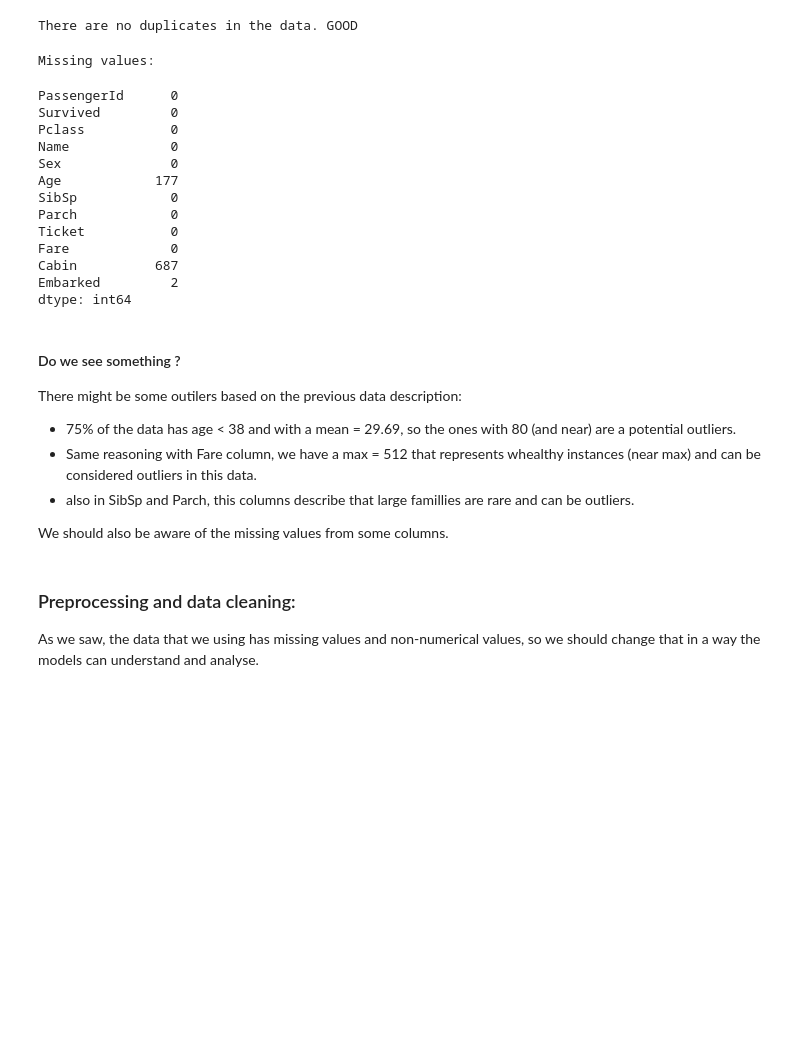
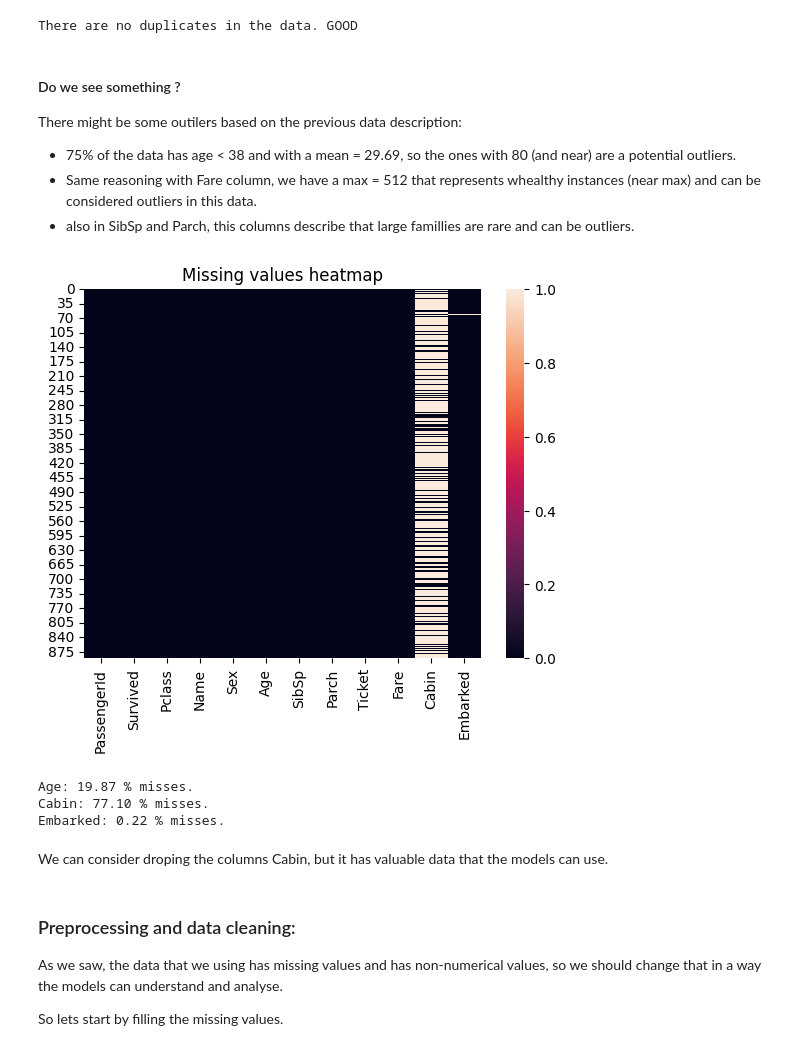
Before and after one commit to MedChahb/titanic_survivability, a Jupyter notebook: titanic.ipynb, the cells around one changed output. Cells and saved outputs as stored; diff of their text form; code cells hidden in the pictures; blank space fills up the shorter version.

```diff
--- a/titanic.ipynb
+++ b/titanic.ipynb
@@ -68,24 +70,6 @@ print("There are no duplicates in the data. GOOD" if df.duplicated().sum()==0 el
 | 75% | 668.500000 | 1.000000 | 3.000000 | 38.000000 | 1.000000 | 0.000000 | 31.000000 |
 | max | 891.000000 | 1.000000 | 3.000000 | 80.000000 | 8.000000 | 6.000000 | 512.329200 |
 There are no duplicates in the data. GOOD
-# %%
-print("Missing values:")
-display(df.isna().sum())
-# %% [output]
-Missing values:
-PassengerId      0
-Survived         0
-Pclass           0
-Name             0
-Sex              0
-Age            177
-SibSp            0
-Parch            0
-Ticket           0
-Fare             0
-Cabin          687
-Embarked         2
-dtype: int64
 # %% [markdown]
 #### Do we see something ?
 
@@ -93,9 +77,24 @@ There might be some outilers based on the previous data description:
 - 75% of the data has age < 38 and with a mean = 29.69, so the ones with 80 (and near) are a potential outliers.
 - Same reasoning with Fare column, we have a max = 512 that represents whealthy instances (near max) and can be considered outliers in this data.
 - also in SibSp and Parch, this columns describe that large famillies are rare and can be outliers.
-
-We should also be aware of the missing values from some columns.
+# %%
+sns.heatmap(df.isna())
+plt.title("Missing values heatmap")
+plt.show()
+# %% [output]
+[figure, added]
+# %%
+#percentage of missing values in Age and Cabin column
+print(f"Age: {df.Age.isna().mean()*100:.2f} % misses. \nCabin: {df.Cabin.isna().mean()*100:.2f} % misses. \nEmbarked: {df.Embarked.isna().mean()*100:.2f} % misses.")
+# %% [output]
+Age: 19.87 % misses.
+Cabin: 77.10 % misses.
+Embarked: 0.22 % misses.
+# %% [markdown]
+We can consider droping the columns Cabin, but it has valuable data that the models can use.
 # %% [markdown]
 ### Preprocessing and data cleaning:
 
-As we saw, the data that we using has missing values and non-numerical values, so we should change that in a way the models can understand and analyse.
+As we saw, the data that we using has missing values and has non-numerical values, so we should change that in a way the models can understand and analyse.
+
+So lets start by filling the missing values.
```
Also changed, not shown: parts of 10 cells of this notebook.
